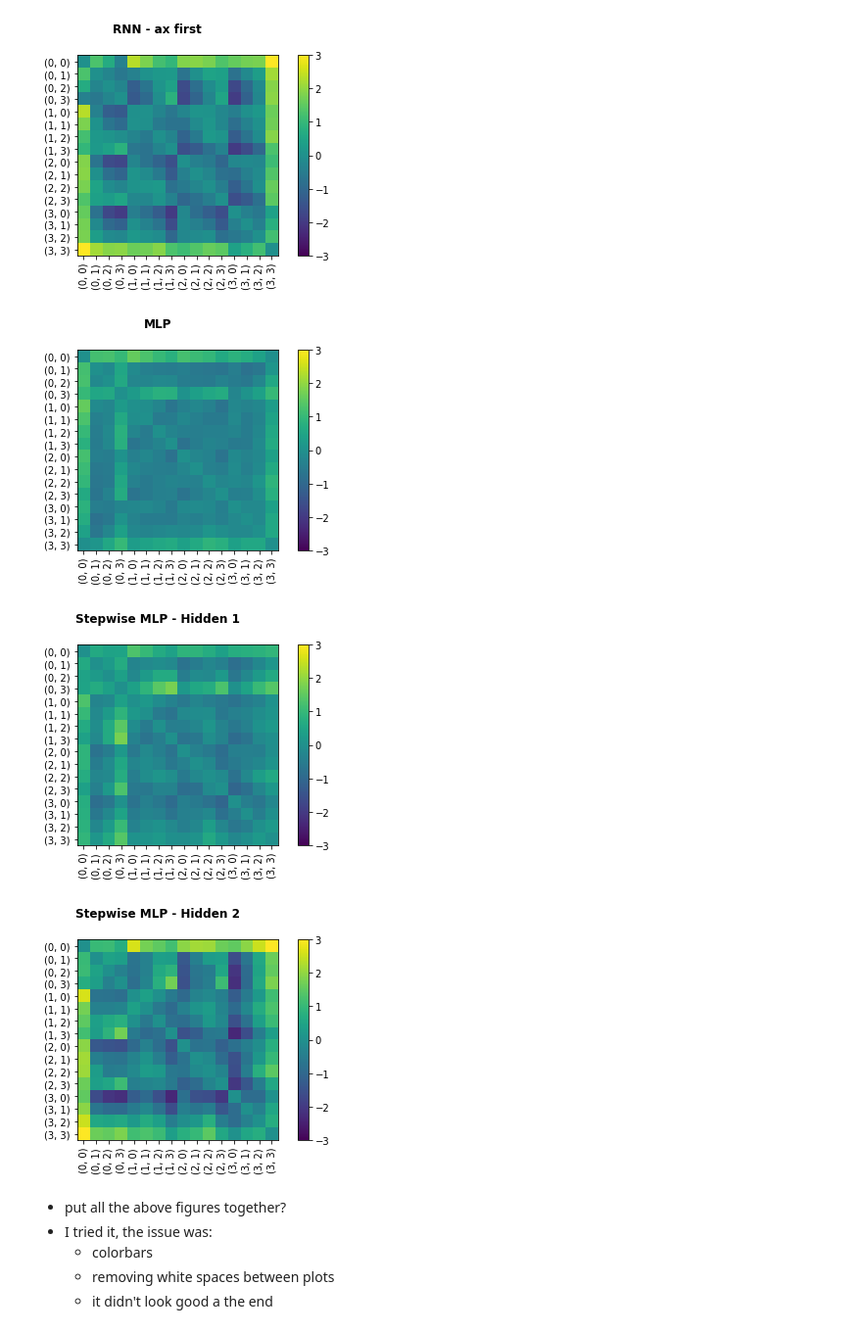
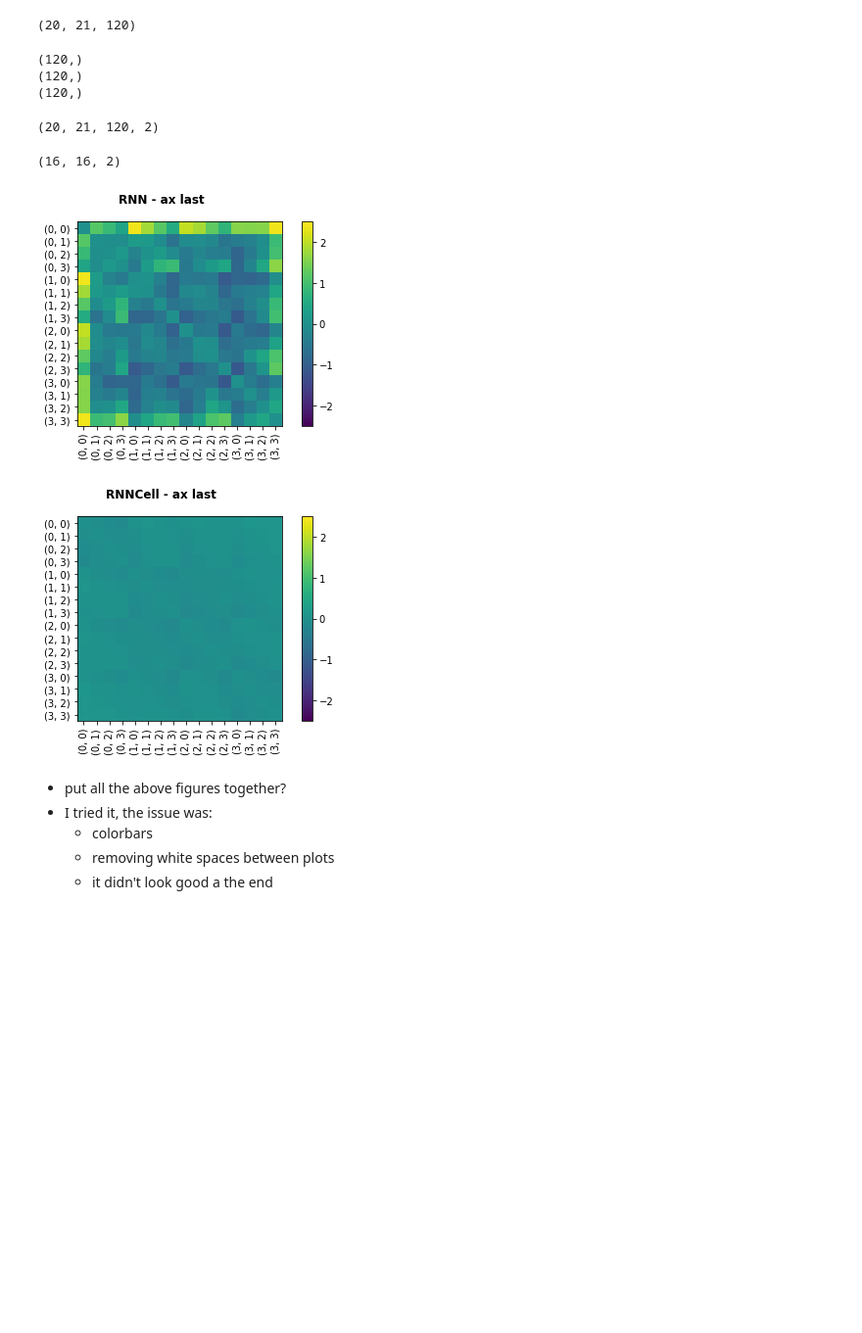
Before and after one commit to MaryZolfaghar/WCSLS, a Jupyter notebook: notebooks/results_RSA.ipynb, the cells around one changed output. Shown at 98% size. Cells and saved outputs as stored; diff of their text form; code cells hidden in the pictures; blank space fills up the shorter version.

```diff
--- a/notebooks/results_RSA.ipynb
+++ b/notebooks/results_RSA.ipynb
@@ -32,11 +46,16 @@ data = get_loaders(batch_size=32, meta=False,
                     n_episodes=None, N_responses=None, N_contexts=None,
                     cortical_task='face_task')
 train_data, train_loader, test_data, test_loader, analyze_data, analyze_loader = data
+# %%
+y_hat_Es = mlp_cat_runs['y_hat_E'] # [runs, checkpoints, n_combinations]: [20, 21, 120]
+ys = mlp_cat_runs['y']
+np.asarray(y_hat_Es).shape
+# %% [output]
+(20, 21, 120)
 # %%
 def calc_rsa_dis(results, test_data):
-    cat_regs = results['reg_results']['cat_regs']
-    y_hat_Es = cat_regs['y_hat_Es'] # [runs, checkpoints, n_combinations]: [2, 11, 120]
-    ys = cat_regs['ys']
+    y_hat_Es = np.asarray(results['y_hat_E']) # [runs, checkpoints, n_combinations]: [20, 21, 120]
+    ys = np.asarray(results['y'])
     cp = -1
     n_states = test_data.n_states
     loc2idx = test_data.loc2idx
@@ -56,10 +72,23 @@ rsa_dist_mlp   = calc_rsa_dis(mlp_results, test_data)
+# %%
+rsa_dist_mlp     = calc_rsa_dis(mlp_cat_runs, test_data)
+# rsa_dist_swmlp   = calc_rsa_dis(swmlp_cat_runs, test_data)
+rsa_dist_rnn     = calc_rsa_dis(rnn_cat_runs, test_data)
+rsa_dist_rnncell = calc_rsa_dis(rnncell_cat_runs, test_data)
+# %% [output]
+(120,)
+(120,)
+(120,)
+# %%
+y_hat_Es = np.asarray(swmlp_cat_runs['y_hat_E']) # [runs, checkpoints, n_combinations]: [20, 21, 120]
+ys = np.asarray(swmlp_cat_runs['y'])
+y_hat_Es.shape
+# %% [output]
+(20, 21, 120, 2)
 # %%
-cat_regs = swmlp_results['reg_results']['cat_regs']
-y_hat_Es = cat_regs['y_hat_Es']
-ys = cat_regs['ys']
+y_hat_Es = np.asarray(swmlp_cat_runs['y_hat_E']) # [runs, checkpoints, n_combinations]: [20, 21, 120]
+ys = np.asarray(swmlp_cat_runs['y'])
 
-runs, checkpoints = y_hat_Es.shape
-n_combinations, n_hidds = y_hat_Es[0][0].shape
+runs, checkpoints, n_combinations, n_hidds = y_hat_Es.shape
 ys_swmlp = np.zeros([runs, checkpoints, n_combinations, n_hidds])
 yhats_swmlp = np.zeros([runs, checkpoints, n_combinations, n_hidds])
 for r in range(runs):
@@ -75,12 +104,14 @@ wE = ys_swmlp - yhats_swmlp
 wE = wE.mean(axis=0)[cp]
 rsa_dist_swmlp = np.zeros(shape=(n_states, n_states, n_hidds))
 for i, (idx1, idx2) in enumerate(combinations(idxs, 2)):
-for h in range(n_hidds):
-    rsa_dist_swmlp[idx1,idx2,h] = wE[i,h]
-    rsa_dist_swmlp[idx2,idx1,h] = wE[i,h]
+    for h in range(n_hidds):
+        rsa_dist_swmlp[idx1,idx2,h] = wE[i,h]
+        rsa_dist_swmlp[idx2,idx1,h] = wE[i,h]
 print(rsa_dist_swmlp.shape)
+# %% [output]
+(16, 16, 2)
 # %%
-vmin, vmax = -3, 3
+vmin, vmax = -2.5, 2.5
 
 fig, axs = plt.subplots()
 plt.imshow(rsa_dist_rnn, vmin=vmin, vmax=vmax)
@@ -89,6 +120,17 @@ plt.yticks(idxs, locs)
 plt.colorbar()
 fig_str = '%s_rsa_rnn' %(ctx_order_str)
 fig.suptitle('RNN - ax %s' %(ctx_order), fontweight='bold')
+plt.tight_layout()
+fig.savefig(('../../figures/' + fig_str + '.pdf'),
+            bbox_inches = 'tight', pad_inches=0)
+
+fig, axs = plt.subplots()
+plt.imshow(rsa_dist_rnncell, vmin=vmin, vmax=vmax)
+plt.xticks(idxs, locs, rotation='90')
+plt.yticks(idxs, locs)
+plt.colorbar()
+fig_str = '%s_rsa_rnncell' %(ctx_order_str)
+fig.suptitle('RNNCell - ax %s' %(ctx_order), fontweight='bold')
 plt.tight_layout()
 fig.savefig(('../../figures/' + fig_str + '.pdf'),
             bbox_inches = 'tight', pad_inches=0)
@@ -100,37 +142,35 @@ plt.yticks(idxs, locs)
 plt.colorbar()
 fig_str = 'rsa_mlp'
 fig.suptitle('MLP', fontweight='bold')
 plt.tight_layout()
 fig.savefig(('../../figures/' + fig_str + '.pdf'),
             bbox_inches = 'tight', pad_inches=0)
 
 fig, axs = plt.subplots()
 plt.imshow(rsa_dist_swmlp[:,:,0], vmin=vmin, vmax=vmax)
 plt.xticks(idxs, locs, rotation='90')
 plt.yticks(idxs, locs)
 plt.colorbar()
 fig_str = 'rsa_swmlp_hidd1'
 fig.suptitle('Stepwise MLP - Hidden 1', fontweight='bold')
 plt.tight_layout()
 fig.savefig(('../../figures/' + fig_str + '.pdf'),
             bbox_inches = 'tight', pad_inches=0)
 
 
 fig, axs = plt.subplots()
 plt.imshow(rsa_dist_swmlp[:,:,1], vmin=vmin, vmax=vmax)
 plt.xticks(idxs, locs, rotation='90')
 plt.yticks(idxs, locs)
 plt.colorbar()
 fig_str = 'rsa_swmlp_hidd2'
 fig.suptitle('Stepwise MLP - Hidden 2', fontweight='bold')
 plt.tight_layout()
 fig.savefig(('../../figures/' + fig_str + '.pdf'),
             bbox_inches = 'tight', pad_inches=0)
 # %% [output]
-[figure, old version]
+[figure, new version]
-[figure, old version]
+[figure, new version]
-[figure, removed]
-[figure, removed]
 # %% [markdown]
 - put all the above figures together?
 - I tried it, the issue was:
```
Also changed, not shown: parts of 5 cells of this notebook, 6 other files.
